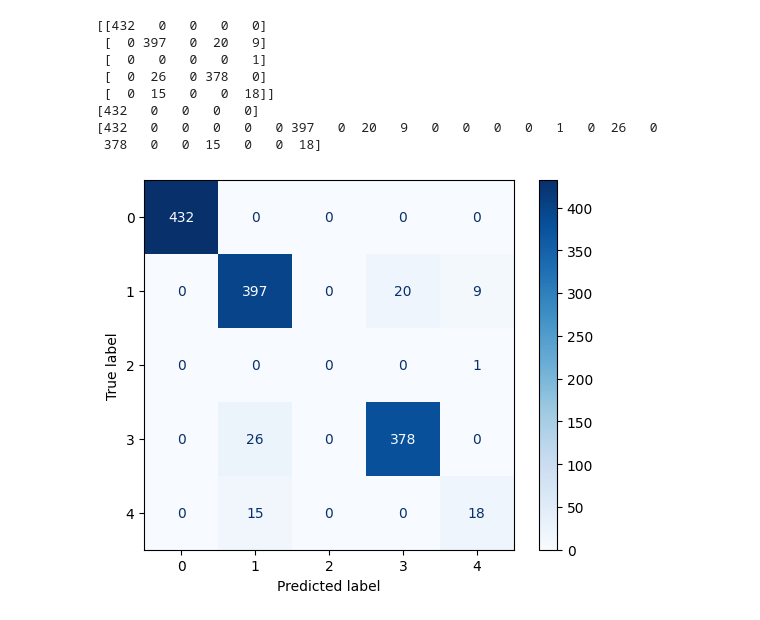
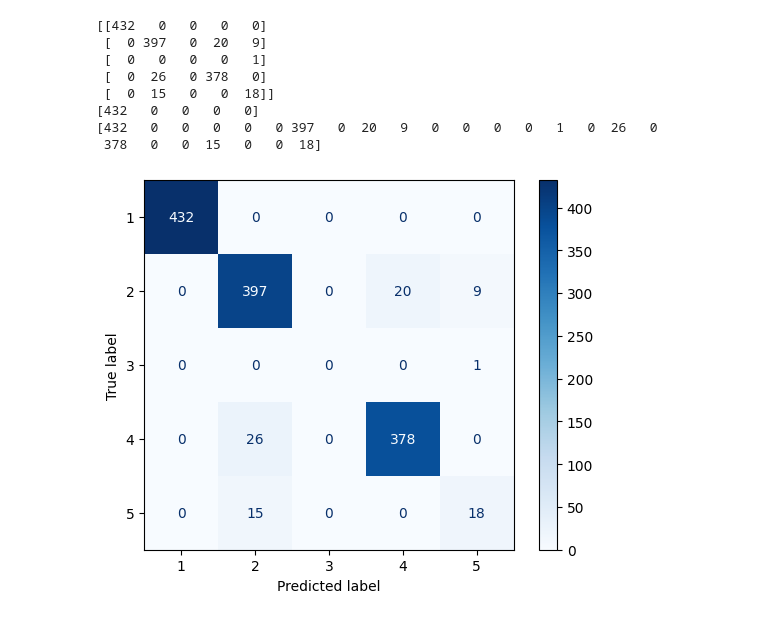
Before and after one commit to Morgall/LARF_BA, a Jupyter notebook: testing_juypter_notebooks/metrics_tree_test.ipynb, the cells around one changed output. Drawn from its saved outputs; the diff is of its cells as text; code cells hidden in the pictures.

```diff
--- a/testing_juypter_notebooks/metrics_tree_test.ipynb
+++ b/testing_juypter_notebooks/metrics_tree_test.ipynb
@@ -199,14 +278,14 @@ print(cm.ravel())
  378   0   0  15   0   0  18]
 # %%
 # Optional: specify class labels for better readability
-# class_names = [0, 1, 2]
+class_names = [1, 2, 3, 4, 5]
 
 # Create and plot confusion matrix display
-disp = ConfusionMatrixDisplay(confusion_matrix=cm) #, display_labels=class_names)
+disp = ConfusionMatrixDisplay(confusion_matrix=cm, display_labels=class_names)
 disp.plot(cmap="Blues")  # You can change colormap here
 plt.show()
 # %% [output]
-[figure, old version]
+[figure, new version]
 # %%
 def get_class_confusion_values(cm, class_idx):
     TP = cm[class_idx, class_idx]
```
Also changed, not shown: parts of 11 cells of this notebook.
